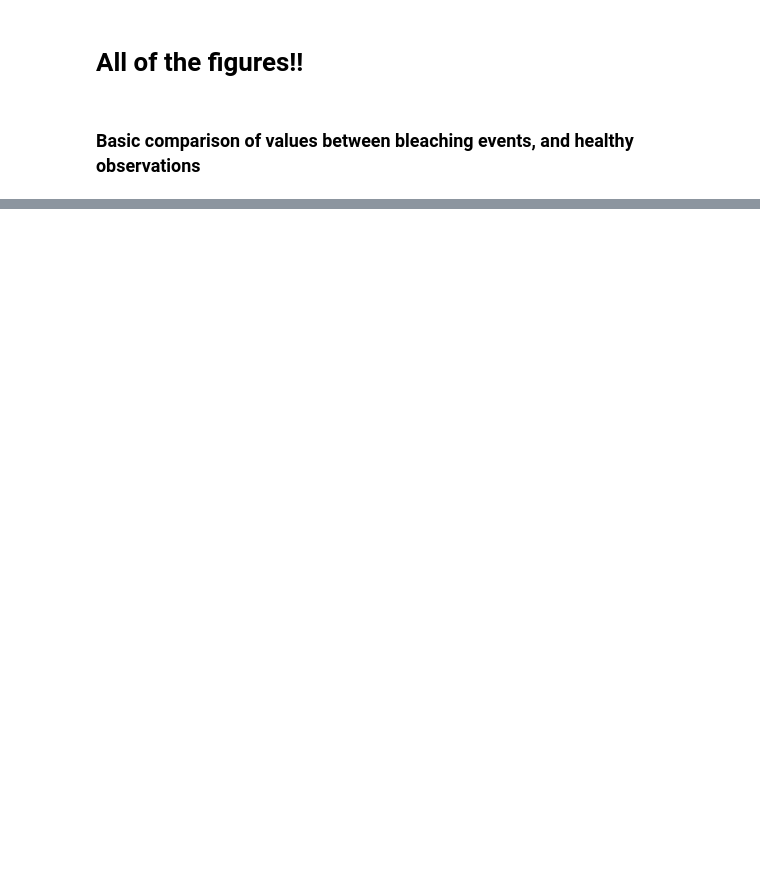
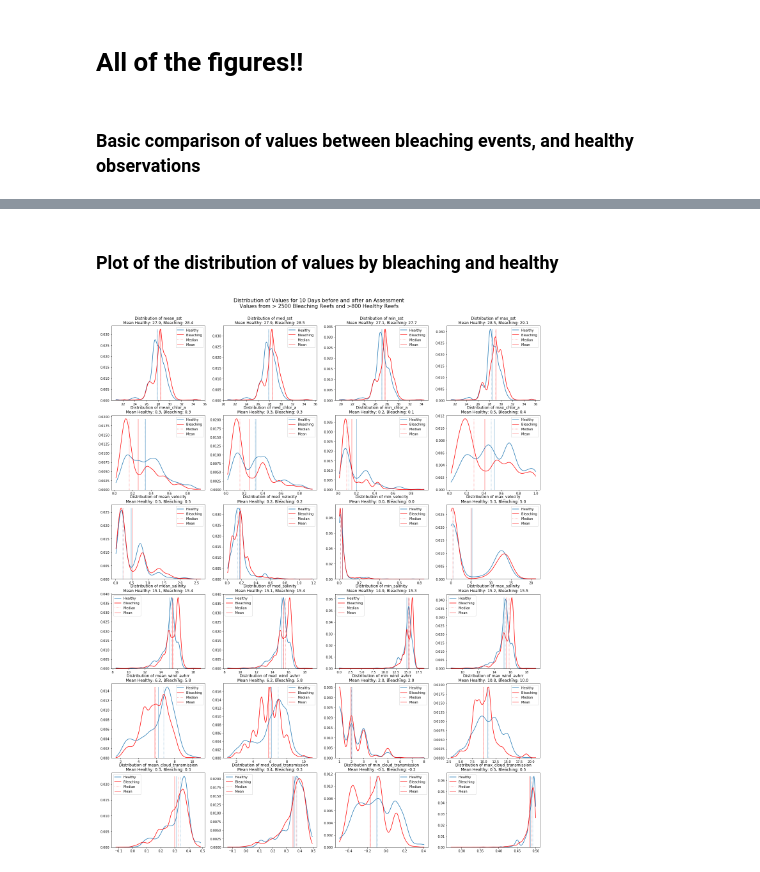
Before and after one commit to clkruse/coral-bleaching, a Jupyter notebook: bleaching_analysis.ipynb, the cells around one changed output, grey strips where cells are left out. Cells and saved outputs as stored; diff of their text form; code cells hidden in the pictures; blank space fills up the shorter version.

```diff
--- a/bleaching_analysis.ipynb
+++ b/bleaching_analysis.ipynb
@@ -131,0 +175,45 @@ plt.show()
+# %% [markdown]
+### Plot of the distribution of values by bleaching and healthy
+# %%
+counter = 1
+plt.figure(figsize=(24, 30))
+for variable in variables:
+    for stat in stats:
+        val_healthy = healthy[stat + variable].dropna()
+        val_bleaching = bleaching[stat + variable].dropna()
+        min_val = np.min(pd.concat([val_bleaching, val_healthy]))
+        max_val = np.max(pd.concat([val_bleaching, val_healthy]))
+        xs = np.linspace(min_val, max_val, 200)
+
+        density_healthy = gaussian_kde(val_healthy)
+        normed_healthy = density_healthy(xs)/np.sum(density_healthy(xs))
+        density_bleaching = gaussian_kde(val_bleaching)
+        normed_bleaching = density_bleaching(xs)/np.sum(density_bleaching(xs))
+
+        median_healthy = np.median(val_healthy)
+        median_bleaching = np.median(val_bleaching)
+
+        mean_healthy = np.mean(val_healthy)
+        mean_bleaching = np.mean(val_bleaching)
+
+        plt.subplot(len(variables), len(stats), counter)
+
+        plt.plot(xs, normed_healthy, label='Healthy')
+        plt.plot(xs, normed_bleaching, color='red', label='Bleaching')
+        plt.vlines(median_healthy, 0, np.max([normed_healthy, normed_bleaching]), color='C0', alpha = 0.5, linestyle=':')
+        plt.vlines(median_bleaching, 0, np.max([normed_healthy, normed_bleaching]), color='r', alpha = 0.5, linestyle=':', label='Median')
+
+        plt.vlines(mean_healthy, 0, np.max([normed_healthy, normed_bleaching]), color='C0', alpha = 0.5)
+        plt.vlines(mean_bleaching, 0, np.max([normed_healthy, normed_bleaching]), color='r', alpha = 0.5, label='Mean')
+
+        plt.ylim(bottom=0)
+        #plt.legend(['Healthy', 'Bleaching', 'Median', '_nolegend_', 'Mean'])
+        plt.legend()
+        title = str("Distribution of " + stat + variable + "\nMean Healthy: {0:.1f}, Bleaching: {1:.1f}").format(np.mean(val_healthy), np.mean(val_bleaching))
+        plt.title(title)
+        counter += 1
+plt.suptitle('Distribution of Values for 10 Days before and after an Assessment\nValues from > 2500 Bleaching Reefs and >800 Healthy Reefs', size=16, y=0.92)
+#plt.savefig('figures/Distributions of Values - Window 10.png', dpi=300, bbox_inches='tight')
+plt.show()
+# %% [output]
+[figure, added]
```
Also changed, not shown: parts of 31 cells of this notebook, 12 other files.
